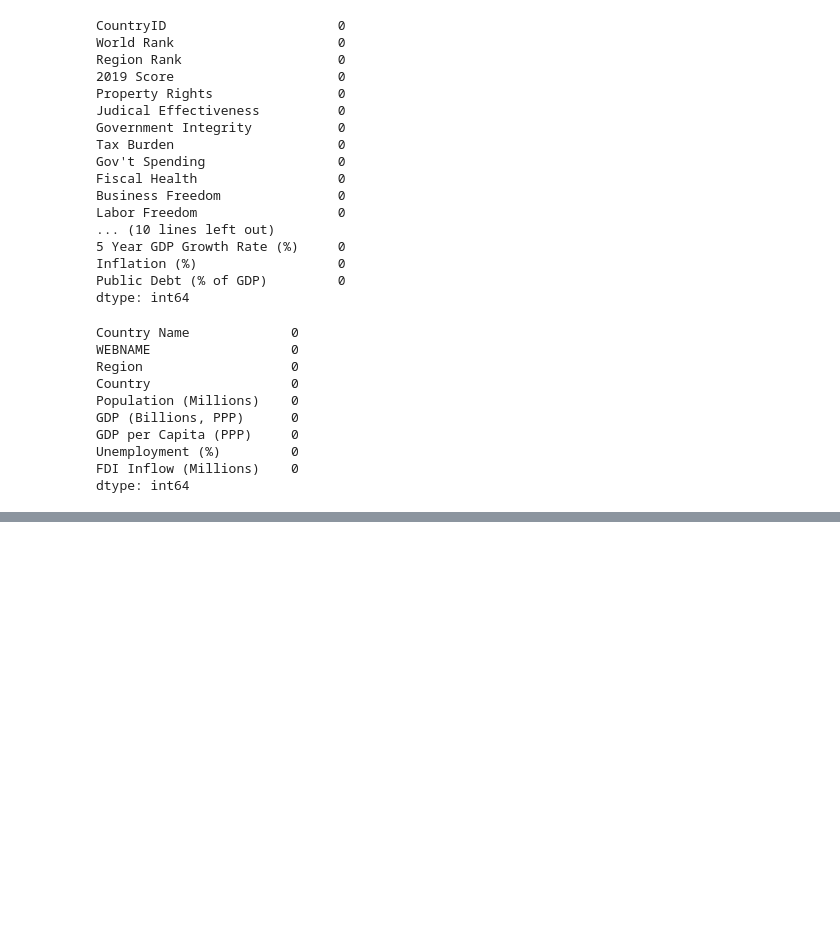
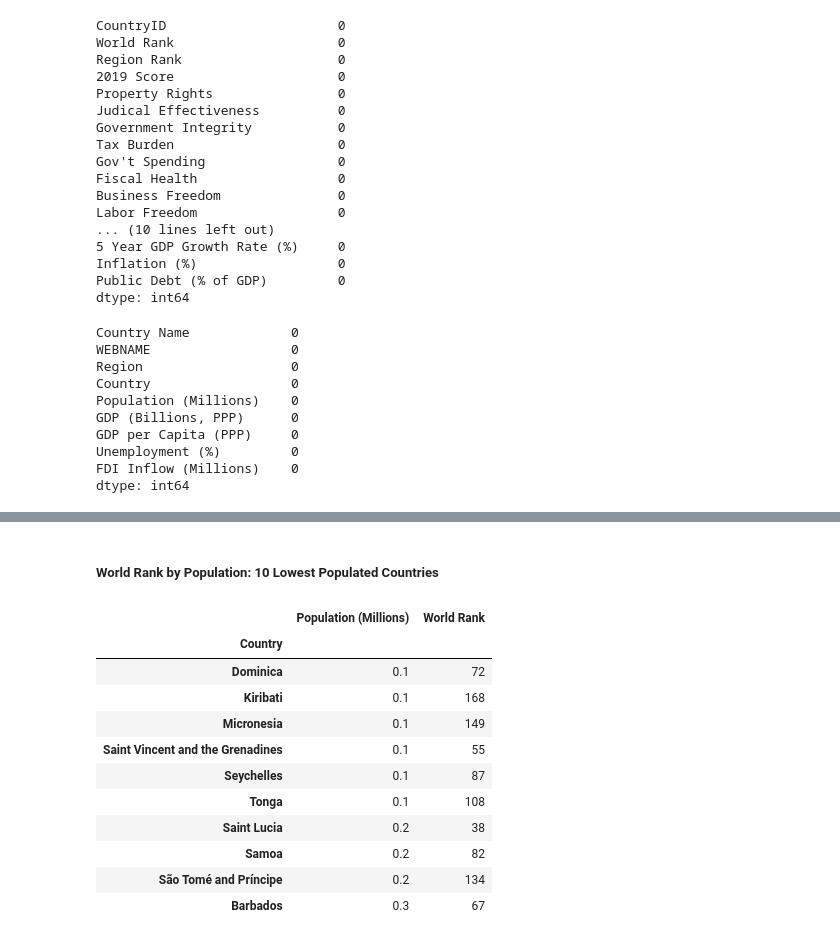
Before and after one commit to fabianfelix/Economic-Freedom-Analysis-2019, a Jupyter notebook: analysis/Economic_Freedom_Exploratory_Analysis.ipynb, the cells around one changed output, grey strips where cells are left out. Cells and saved outputs as stored; diff of their text form; code cells hidden in the pictures; blank space fills up the shorter version.

```diff
--- a/analysis/Economic_Freedom_Exploratory_Analysis.ipynb
+++ b/analysis/Economic_Freedom_Exploratory_Analysis.ipynb
@@ -149,0 +206,20 @@ dtype: int64
+# %% [markdown]
+##### World Rank by Population:  10 Lowest Populated Countries
+# %%
+df['Population (Millions)'] = pd.to_numeric(df['Population (Millions)'], errors='coerce')
+
+df_wr_pop_least10 = df[['Country','Population (Millions)','World Rank']].nsmallest(10, 'Population (Millions)').set_index('Country')
+df_wr_pop_least10
+# %% [output]
+|  | Population (Millions) | World Rank |
+| Country |  |  |
+| Dominica | 0.1 | 72 |
+| Kiribati | 0.1 | 168 |
+| Micronesia | 0.1 | 149 |
+| Saint Vincent and the Grenadines | 0.1 | 55 |
+| Seychelles | 0.1 | 87 |
+| Tonga | 0.1 | 108 |
+| Saint Lucia | 0.2 | 38 |
+| Samoa | 0.2 | 82 |
+| São Tomé and Príncipe | 0.2 | 134 |
+| Barbados | 0.3 | 67 |
```
Also changed, not shown: parts of 12 cells of this notebook, 2 other files.
